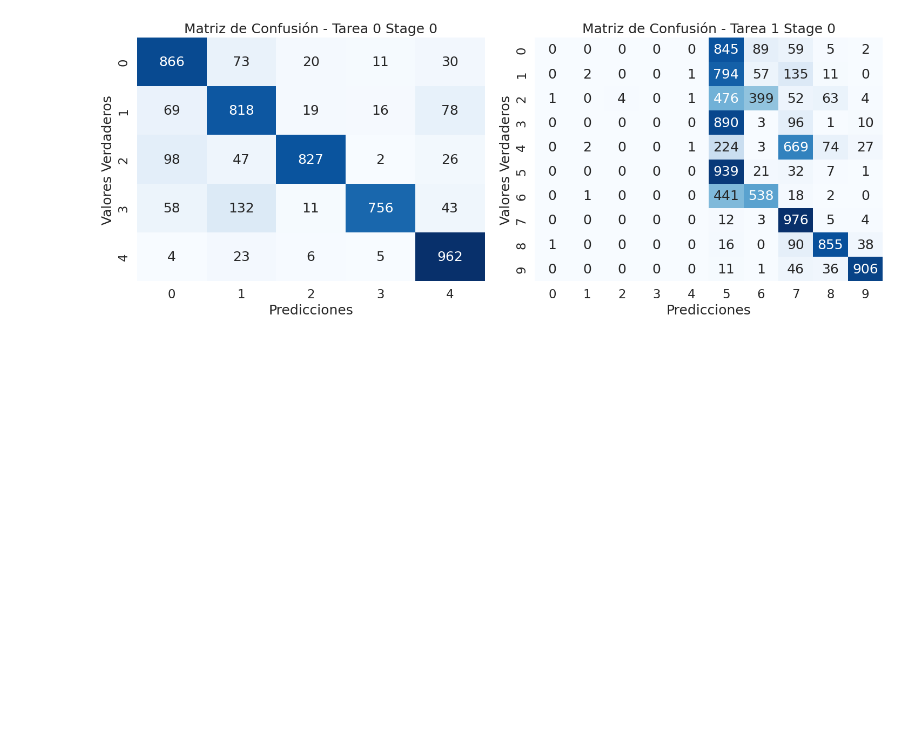
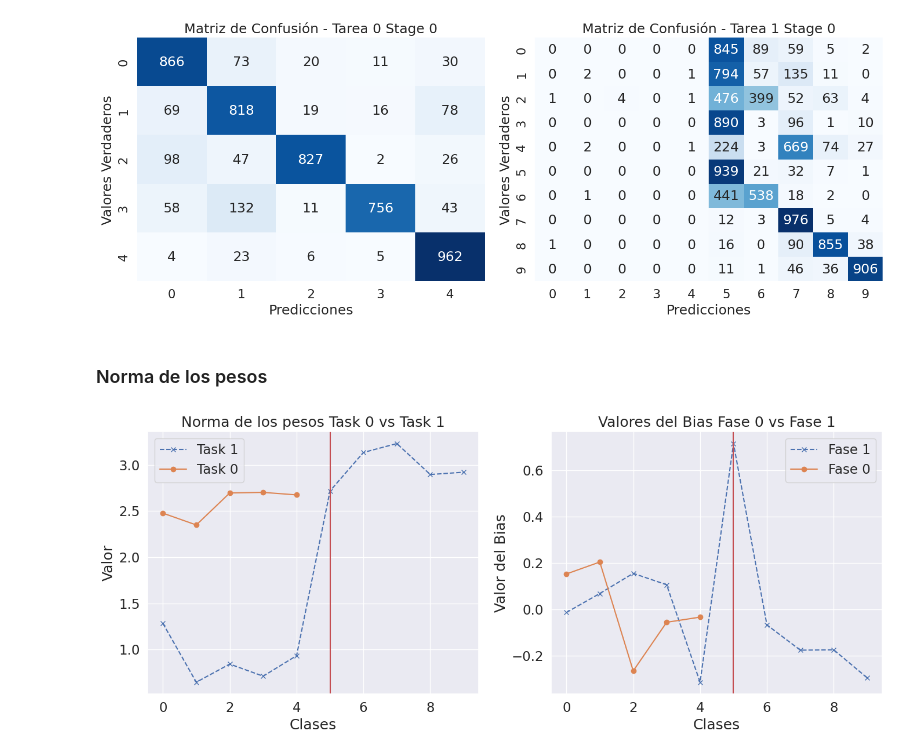
Before and after one commit to DavidFM43/dinov2-knn, a Jupyter notebook: PyCIL/logs/finetune/experiment_freeze_stage/analisis.ipynb, the cells around one changed output. Cells and saved outputs as stored; diff of their text form; code cells hidden in the pictures; blank space fills up the shorter version.

```diff
--- a/PyCIL/logs/finetune/experiment_freeze_stage/analisis.ipynb
+++ b/PyCIL/logs/finetune/experiment_freeze_stage/analisis.ipynb
@@ -148,3 +150,62 @@ plt.tight_layout()
 plt.show()
 # %% [output]
 [figure]
+# %% [markdown]
+### Norma de los pesos
+# %%
+import torch
+import matplotlib.pyplot as plt
+from pprint import pprint
+
+# Cargar los estados de los modelos
+fase_0 = torch.load('w0_stage_0.pth')
+fase_1 = torch.load('w1_stage_1.pth')
+
+wn_f1 = [(indice, torch.norm(row)) for indice, row in enumerate(fase_1["fc.weight"])]
+bias_f1 = [(indice, row) for indice, row in enumerate(fase_1["fc.bias"])]
+
+wn_f0 = [(indice, torch.norm(row)) for indice, row in enumerate(fase_0["fc.weight"])]
+bias_f0 = [(indice, row) for indice, row in enumerate(fase_0["fc.bias"])]
+
+# Convertir los datos en listas separadas para x e y
+x_f1_w = [item[0] for item in wn_f1]
+y_f1_w = [item[1].item() for item in wn_f1]  # Convertir los tensores a valores numéricos
+
+x_f0_w = [item[0] for item in wn_f0]
+y_f0_w = [item[1].item() for item in wn_f0]  # Convertir los tensores a valores numéricos
+
+# Convertir los datos en listas separadas para x e y (bias)
+x_f1_b = [item[0] for item in bias_f1]
+y_f1_b = [item[1].item() for item in bias_f1]  # Convertir los tensores a valores numéricos
+
+x_f0_b = [item[0] for item in bias_f0]
+y_f0_b = [item[1].item() for item in bias_f0]  # Convertir los tensores a valores numéricos
+
+# Crear los subplots
+fig, (ax1, ax2) = plt.subplots(1, 2, figsize=(14, 6))
+
+# Graficar las normas de los pesos
+ax1.plot(x_f1_w, y_f1_w, marker='x', linestyle='--', label='Task 1')
+ax1.plot(x_f0_w, y_f0_w, marker='o', linestyle='-', label='Task 0')
+ax1.set_xlabel('Clases')
+ax1.set_ylabel('Valor')
+ax1.set_title('Norma de los pesos Task 0 vs Task 1')
+ax1.grid(True)
+ax1.axvline(5, color='r')
+ax1.legend()
+
+# Graficar los valores del bias
+ax2.plot(x_f1_b, y_f1_b, marker='x', linestyle='--', label='Fase 1')
+ax2.plot(x_f0_b, y_f0_b, marker='o', linestyle='-', label='Fase 0')
+ax2.set_xlabel('Clases')
+ax2.set_ylabel('Valor del Bias')
+ax2.set_title('Valores del Bias Fase 0 vs Fase 1')
+ax2.grid(True)
+ax2.axvline(5, color='r')
+ax2.legend()
+
+# Mostrar los gráficos
+plt.tight_layout()
+plt.show()
+# %% [output]
+[figure, added]
```
Also changed, not shown: parts of 2 cells of this notebook, 5 other files.
